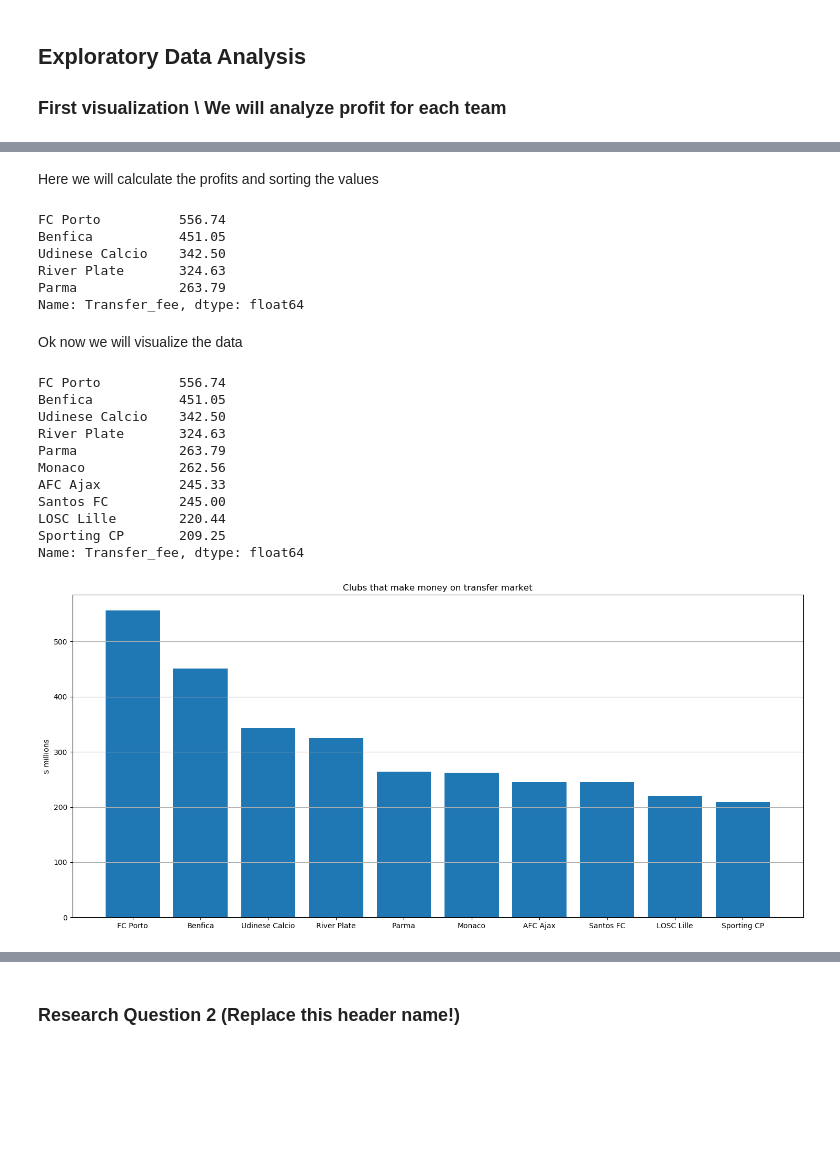
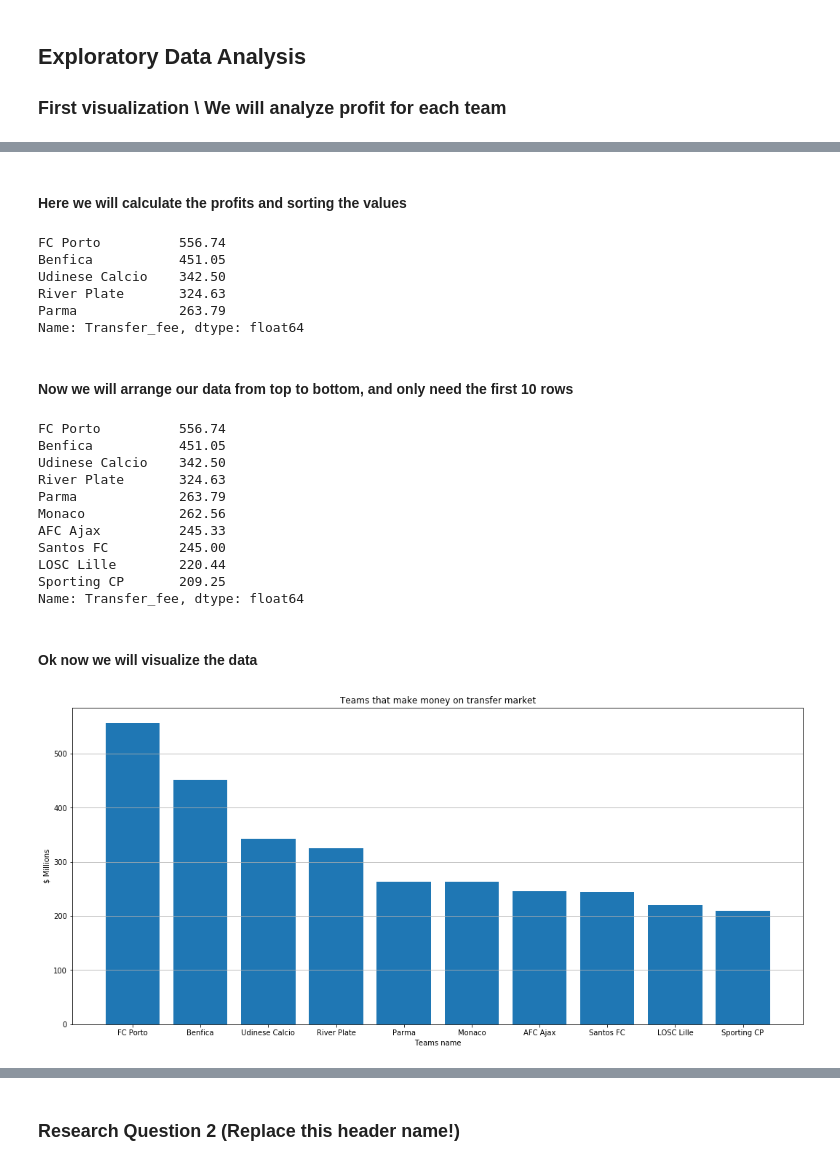
Before and after one commit to aalsudairi/Data-Science-Course-Project, a Jupyter notebook: top-transfer-fee-in-football.ipynb, the cells around one changed output, grey strips where cells are left out. Cells and saved outputs as stored; diff of their text form; code cells hidden in the pictures; blank space fills up the shorter version.

```diff
--- a/top-transfer-fee-in-football.ipynb
+++ b/top-transfer-fee-in-football.ipynb
@@ -137,2 +172,2 @@ Now droping the columes that we don't need it.
 # %%
-df.drop(axis=1, labels=['Market_value'], inplace=True)
+df.drop(axis=1, labels=['Position'], inplace=True)
@@ -169,7 +194,7 @@ And here we will collect the players' buying prices for each team
 # %%
 team_to_sum = df.groupby(['Team_to'])['Transfer_fee'].sum()
 # %% [markdown]
-Here we will calculate the profits and sorting the values
+#### Here we will calculate the profits and sorting the values
 # %%
 diff_team = team_from_sum - team_to_sum
 diff_team = diff_team.sort_values(ascending=False)
@@ -183,27 +208,33 @@ Udinese Calcio    342.50
 River Plate       324.63
 Parma             263.79
 Name: Transfer_fee, dtype: float64
+# %% [markdown]
+#### Now we will arrange our data from top to bottom, and only need the first 10 rows
+# %%
+make_money = diff_team.sort_values(ascending=False)[:10]
+#print how much make money for each team
+print(make_money)
+# %% [output]
+FC Porto          556.74
+Benfica           451.05
+Udinese Calcio    342.50
+River Plate       324.63
+Parma             263.79
+Monaco            262.56
+AFC Ajax          245.33
+Santos FC         245.00
+LOSC Lille        220.44
+Sporting CP       209.25
+Name: Transfer_fee, dtype: float64
 # %% [markdown]
-Ok now we will visualize the data
+#### Ok now we will visualize the data
 # %%
 fig, ax = plt.subplots(figsize=(18,8))
-make_money = diff_team.sort_values(ascending=False)[:10]
-print(make_money)
 ax.bar(make_money.index, make_money.values)
-ax.set_title("Clubs that make money on transfer market")
-ax.set_ylabel("$ millions")
+ax.set_title("Teams that make money on transfer market")
+ax.set_ylabel("$ Millions")
+ax.set_xlabel("Teams name")
 ax.set_xticklabels(make_money.index)
 plt.grid(axis='y')
 # %% [output]
-FC Porto          556.74
-Benfica           451.05
-Udinese Calcio    342.50
-River Plate       324.63
-Parma             263.79
-Monaco            262.56
-AFC Ajax          245.33
-Santos FC         245.00
-LOSC Lille        220.44
-Sporting CP       209.25
-Name: Transfer_fee, dtype: float64
-[figure, old version]
+[figure, new version]
```
Also changed, not shown: parts of 71 cells of this notebook.
